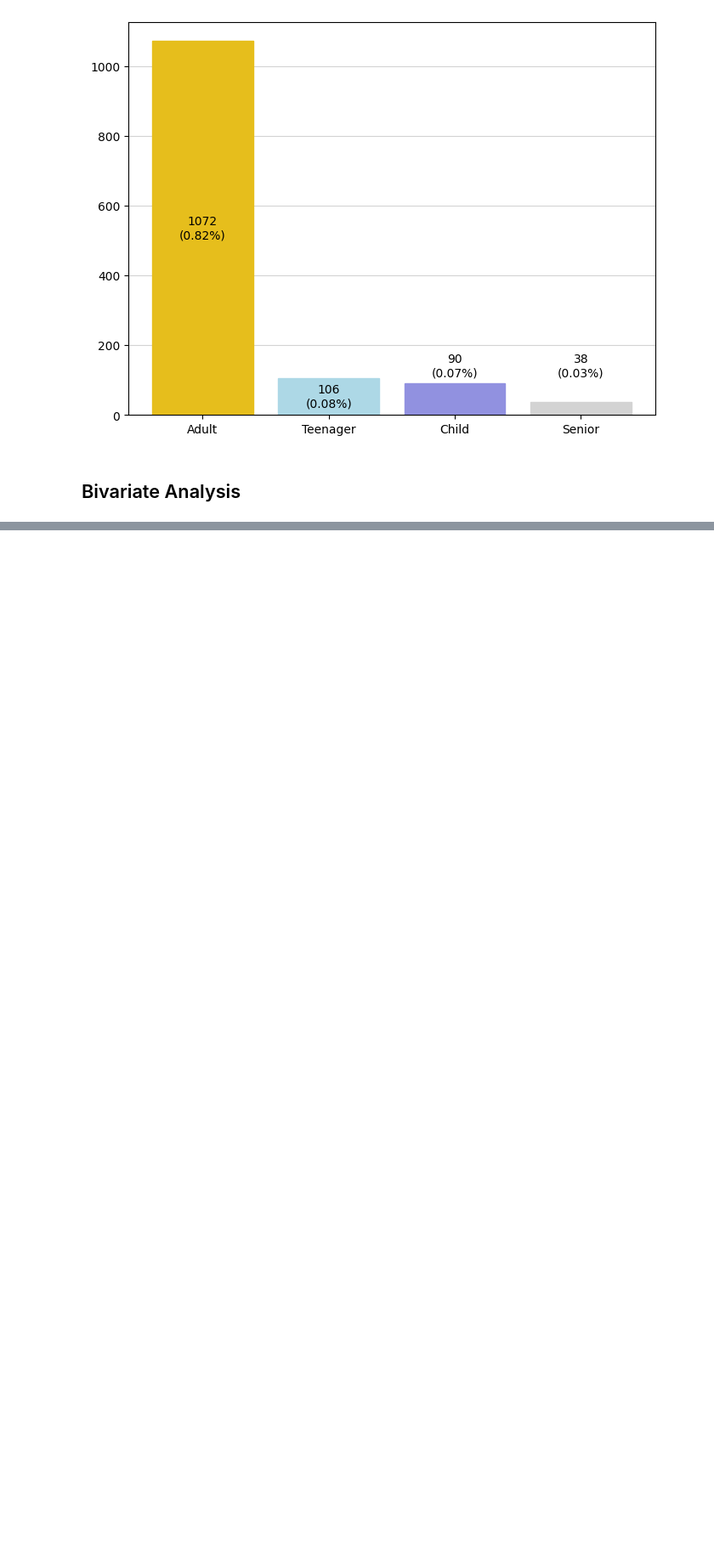
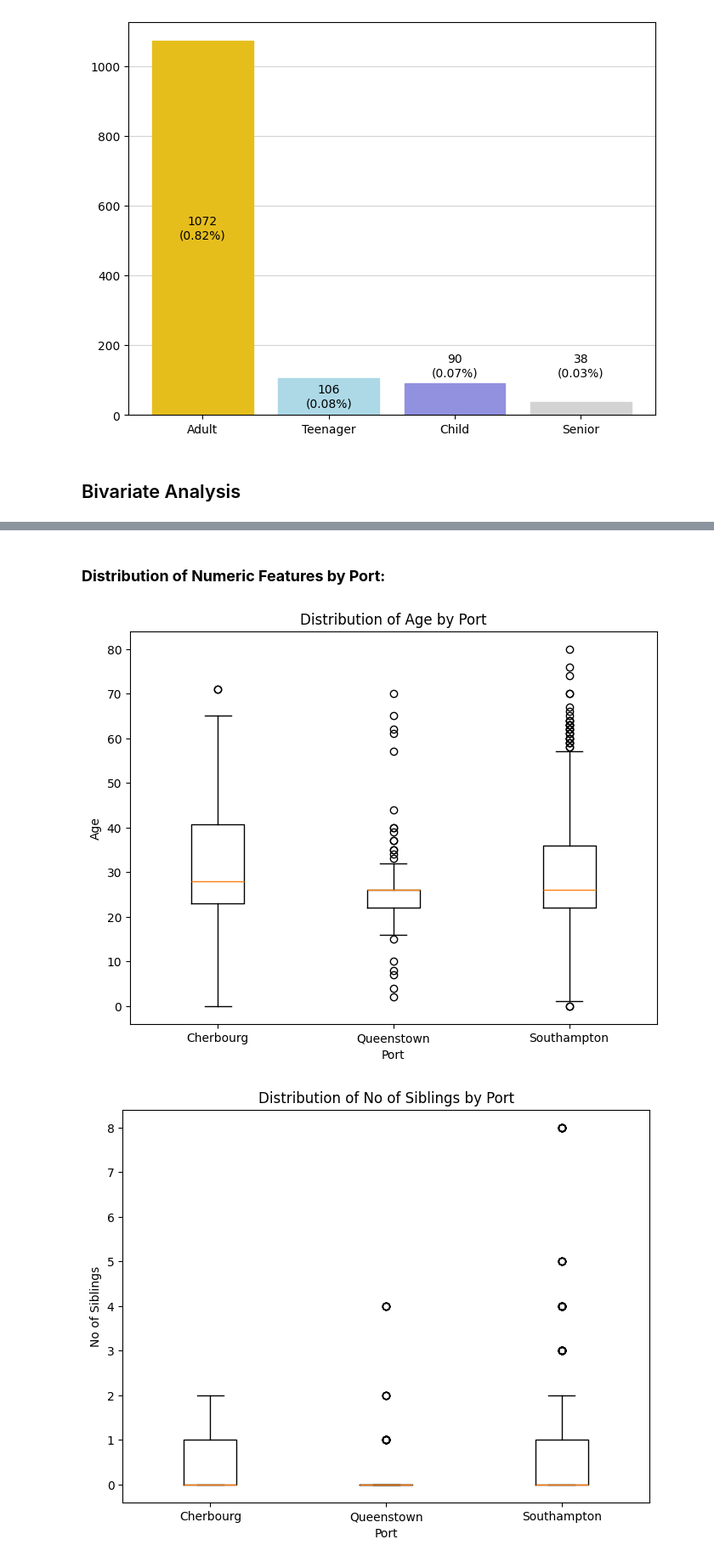
Before and after one commit to jordan5039/Titanic, a Jupyter notebook: notebooks/titanic_analysis.ipynb, the cells around one changed output, grey strips where cells are left out. Shown at 85% size. Saved outputs shown, nothing was run; the diff lists cells and outputs as text; code cells hidden in the pictures; blank space fills up the shorter version.

```diff
--- a/notebooks/titanic_analysis.ipynb
+++ b/notebooks/titanic_analysis.ipynb
@@ -735,0 +829,17 @@ for i,bar in enumerate(bars):
+# %% [markdown]
+### **Distribution of Numeric Features by Port:**
+# %%
+for feature in numerical_features:
+    fig, ax = plt.subplots(figsize=(8,6))
+    cherbourg_feat = df[df['Port']=='Cherbourg'][feature]
+    queenstown_feat = df[df['Port']=='Queenstown'][feature]
+    southampton_feat = df[df['Port']=='Southampton'][feature]
+    port_data = [cherbourg_feat, queenstown_feat, southampton_feat]
+    ax.boxplot(port_data, tick_labels=['Cherbourg', 'Queenstown', 'Southampton'])
+    plt.title(f'Distribution of {feature} by Port')
+    plt.xlabel('Port')
+    plt.ylabel(f'{feature}')
+    plt.show()
+# %% [output]
+[figure, added]
+[figure, added]
```
Also changed, not shown: parts of 48 cells of this notebook.
